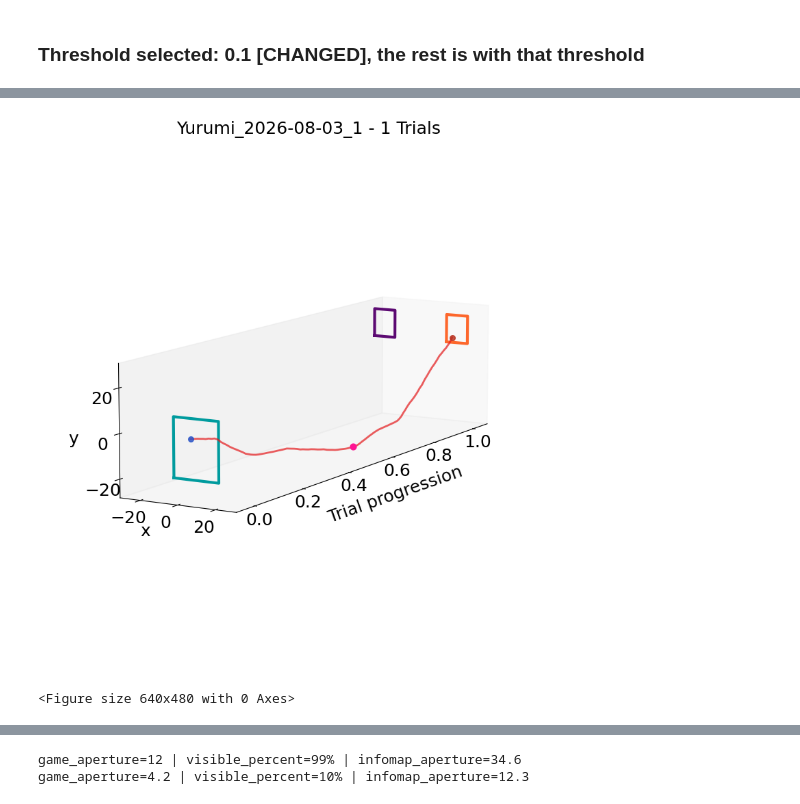
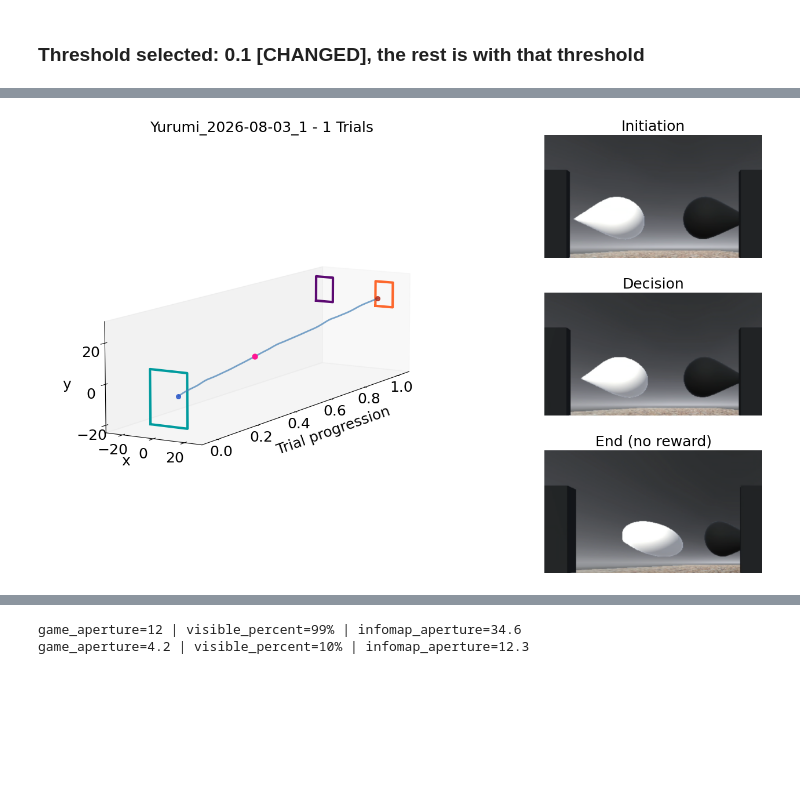
Before and after one commit to MMathisLab/FreelyMovingVR4Mice, a Jupyter notebook: dj_pipeline/notebooks/NP_figures/dual_regression.ipynb, the cells around one changed output, grey strips where cells are left out. Cells and saved outputs as stored; diff of their text form; code cells hidden in the pictures; blank space fills up the shorter version.

Commit message:
Improve StepVideoFrame class with trial frame extraction and plotting

```diff
--- a/dj_pipeline/notebooks/NP_figures/dual_regression.ipynb
+++ b/dj_pipeline/notebooks/NP_figures/dual_regression.ipynb
@@ -1026,19 +1007,35 @@ plt.savefig(save_fig_path + "figure4_3d_trajectory_wide.svg", bbox_inches="tight
-# %%
-fig = plt.figure(figsize=(10, 10))
-ax = fig.add_subplot(111, projection='3d')
-
-ax = plotting.plot_session_3d(
-    df=interpolated_df[interpolated_df.dataset == session_to_plot],
-    box_df=box_df,
-    trial_ids=[125],
-    ax=ax,
-    color_by_aperture=True,
-    color_by_choice=False,
-    decision_points=decision_points[decision_points.dataset == session_to_plot]
-)
-
-plt.show()
-plt.savefig(save_fig_path + "figure4_3d_trajectory_narrow.svg", bbox_inches="tight", transparent=True)
-# %% [output]
-[figure, removed]
-<Figure size 640x480 with 0 Axes>
+# %%
+from vr4mice.schema.inputs_videos import StepVideoFrame
+
+
+def decision_xy(decision_points, dataset, trial):
+    """(x, y) of a trial's decision point, None if it has none."""
+    dp = decision_points[(decision_points.dataset == dataset) & (decision_points.trial == trial)]
+    return (float(dp.x.iloc[0]), float(dp.y.iloc[0])) if len(dp) else None
+
+
+def plot_3d_with_frames(dataset, trial, filename):
+    """3D trajectory of a trial (left) and the input frames the mouse saw (right)."""
+    fig = plt.figure(figsize=(16, 10))
+    grid = fig.add_gridspec(3, 2, width_ratios=[2, 1])
+    ax3d = fig.add_subplot(grid[:, 0], projection="3d")
+    plotting.plot_session_3d(
+        df=interpolated_df[interpolated_df.dataset == dataset],
+        box_df=box_df,
+        trial_ids=[trial],
+        ax=ax3d,
+        color_by_aperture=True,
+        color_by_choice=False,
+        decision_points=decision_points[decision_points.dataset == dataset],
+    )
+    frame_axes = [fig.add_subplot(grid[k, 1]) for k in range(3)]
+    StepVideoFrame.plot_trial_frames(
+        {"dataset": dataset}, trial, decision_xy(decision_points, dataset, trial), axes=frame_axes
+    )
+    fig.savefig(save_fig_path + filename, bbox_inches="tight", transparent=True)
+    plt.show()
+# %%
+# Input video frames displayed at initiation, decision and reward (StepVideoFrame.frame_ids)
+plot_3d_with_frames(session_to_plot, 69, "figure4_3d_trajectory_wide_frames.svg")
+# %% [output]
+[figure, added]
```
Also changed, not shown: parts of 4 cells of this notebook, 3 other files.
